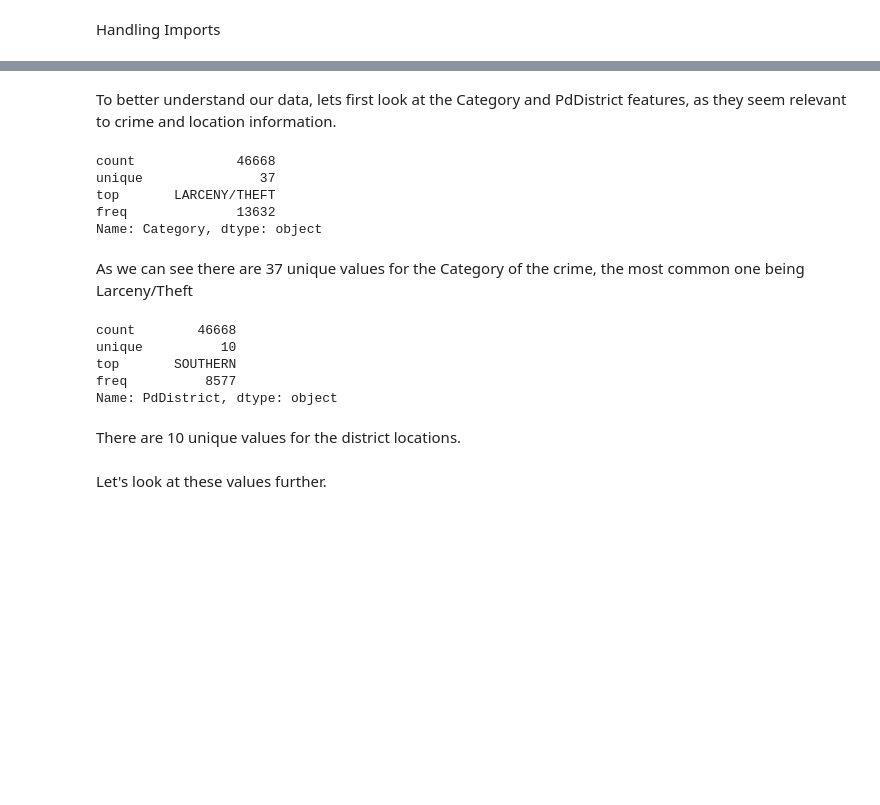
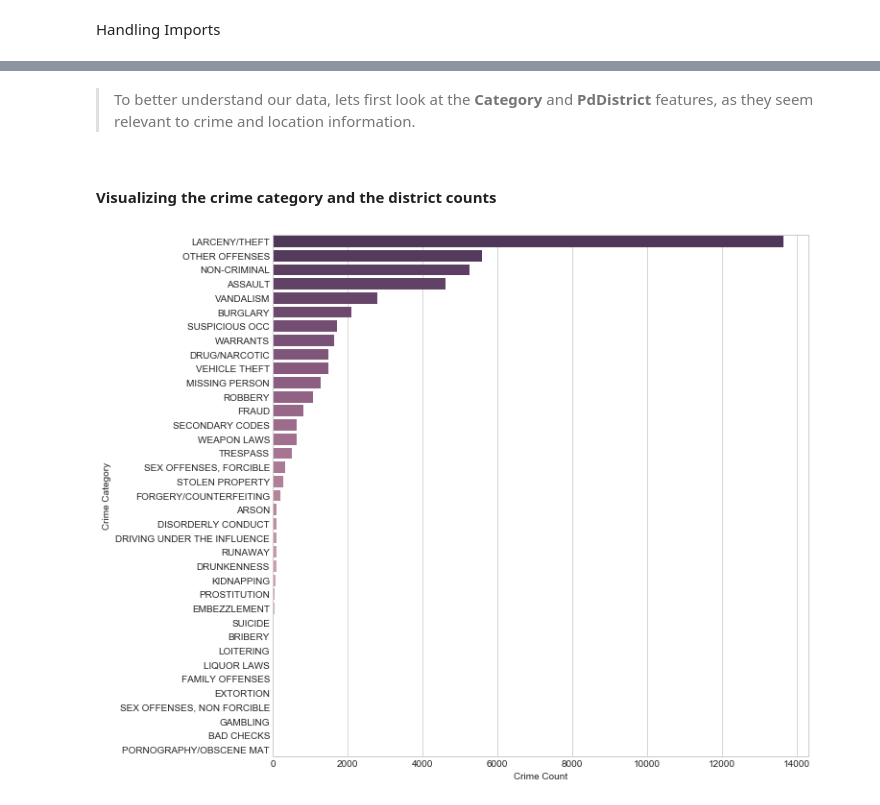
Before and after one commit to cmattey/VisaCaseStudy, a Jupyter notebook: VisaCaseStudy1.ipynb, the cells around one changed output, grey strips where cells are left out. Saved outputs shown, nothing was run; the diff lists cells and outputs as text; code cells hidden in the pictures; blank space fills up the shorter version.

Commit message:
Completed Crime Analysis

```diff
--- a/VisaCaseStudy1.ipynb
+++ b/VisaCaseStudy1.ipynb
@@ -60,23 +109,25 @@ crime_df.head()
 # %% [markdown]
-To better understand our data, lets first look at the Category and PdDistrict features, as they seem relevant to crime and location information.
+>To better understand our data, lets first look at the <b>Category</b> and <b>PdDistrict</b> features, as they seem relevant to crime and location information.
-# %%
-crime_df.Category.describe()
-# %% [output]
-count             46668
-unique               37
-top       LARCENY/THEFT
-freq              13632
-Name: Category, dtype: object
-# %% [markdown]
-As we can see there are 37 unique values for the Category of the crime, the most common one being Larceny/Theft
-# %%
-crime_df.PdDistrict.describe()
-# %% [output]
-count        46668
-unique          10
-top       SOUTHERN
-freq          8577
-Name: PdDistrict, dtype: object
-# %% [markdown]
-There are 10 unique values for the district locations.<br><br>
-Let's look at these values further.
+# %%
+category_counts = crime_df.Category.value_counts()
+district_counts = crime_df.PdDistrict.value_counts()
+# %% [markdown]
+#### Visualizing the crime category and the district counts
+# %%
+def make_bar_plot(x,y, palette,xlabel,ylabel):
+    fig,axs = plt.subplots(figsize = (10,10))
+
+    sns.barplot(x = x,
+                y = y,
+                palette = palette
+               )
+
+    axs.set(xlabel = xlabel, ylabel = ylabel)
+# %%
+make_bar_plot(category_counts,
+             category_counts.index,
+             sns.cubehelix_palette(len(category_counts),dark=0.25, light=0.9,reverse=True),
+             'Crime Count',
+             'Crime Category')
+# %% [output]
+[figure, added]
```
Also changed, not shown: parts of 25 cells of this notebook.
